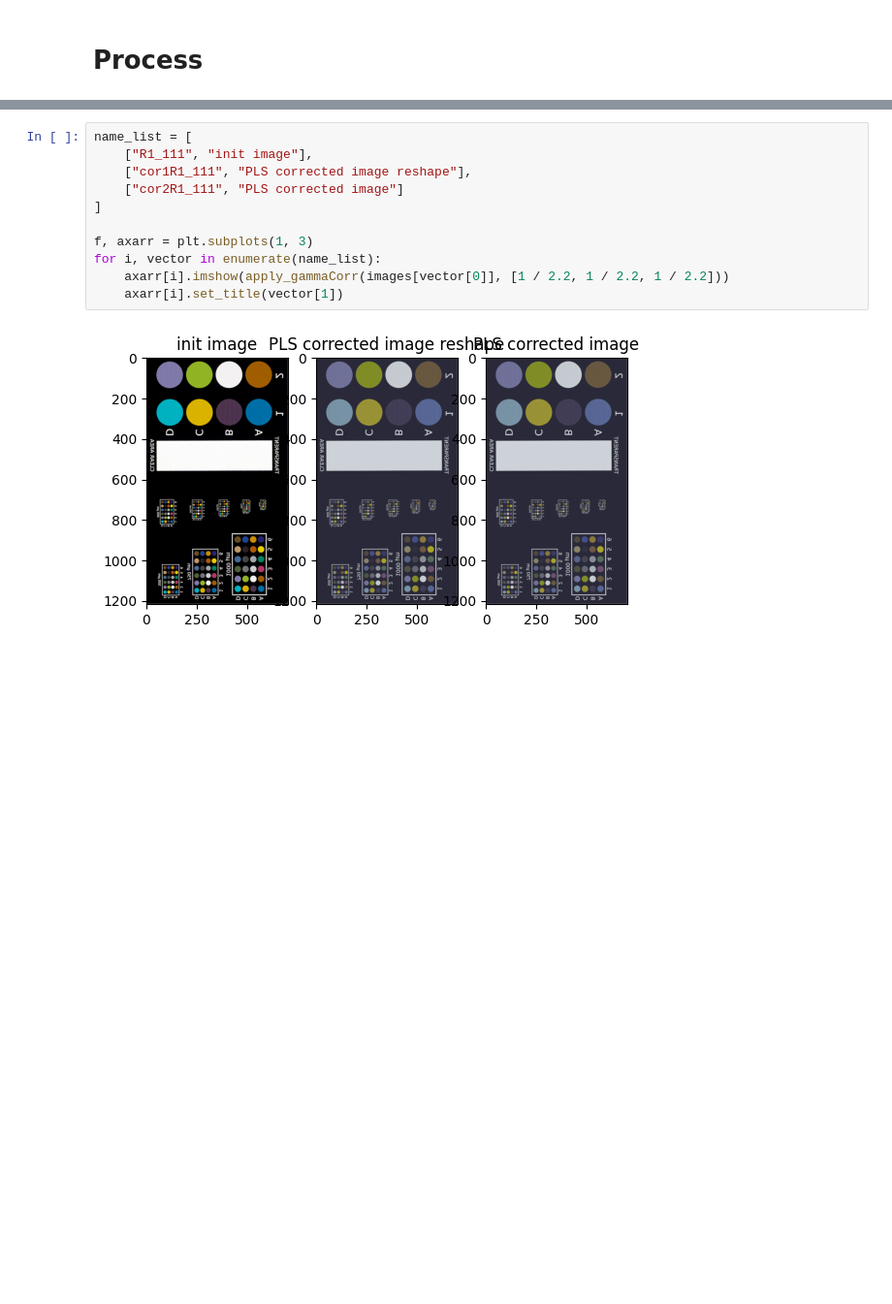
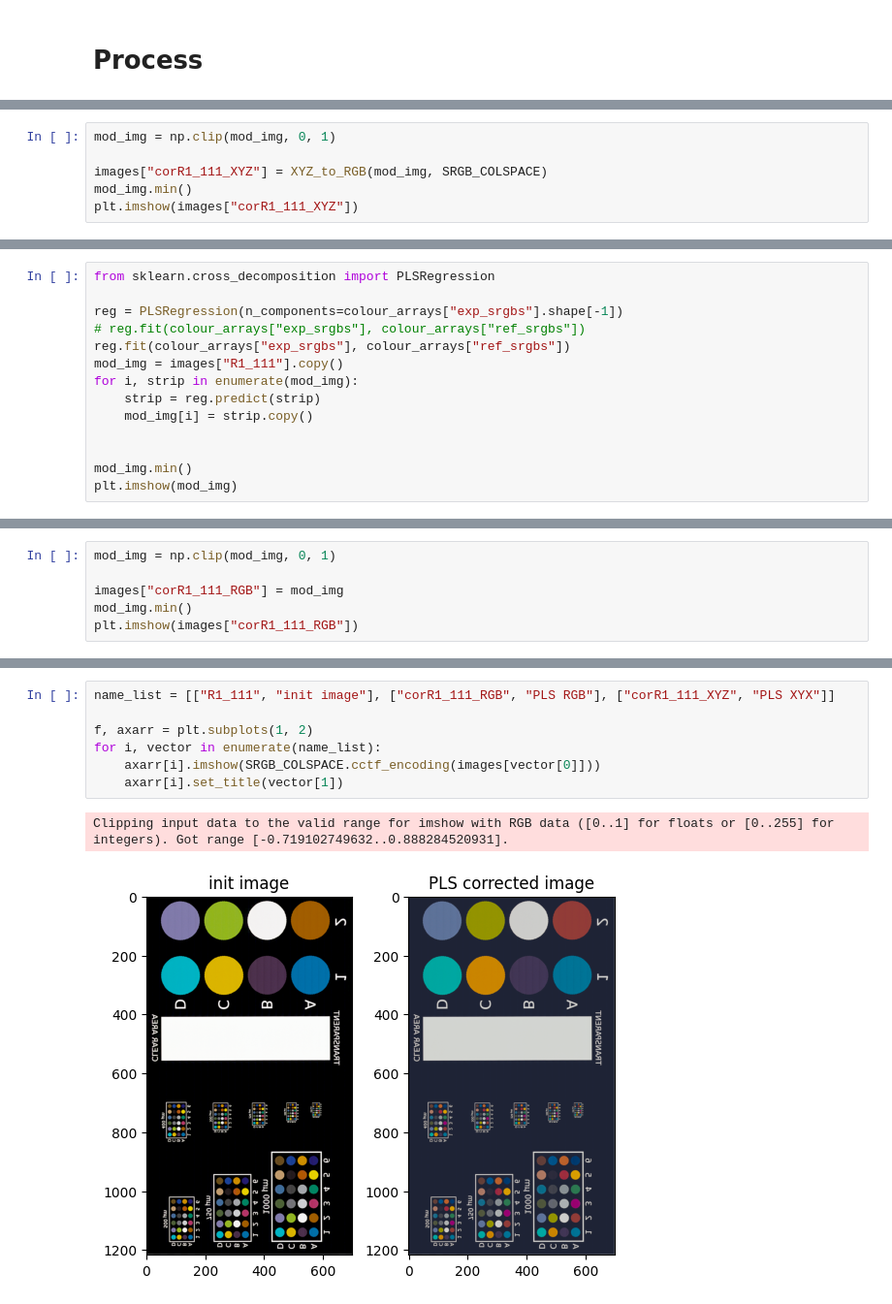
Before and after one commit to slendersold/colour_project, a Jupyter notebook: CCexps.ipynb, the cells around one changed output, grey strips where cells are left out. Shown: that part at 97% size. Drawn from its saved outputs; the diff is of its cells as text; blank space fills up the shorter version.

```diff
--- a/CCexps.ipynb
+++ b/CCexps.ipynb
@@ -103,0 +112,6 @@ images["cor2R1_111"] = img_.reshape(sz[0],sz[1],3)
+# %%
+mod_img = np.clip(mod_img, 0, 1)
+
+images["corR1_111_XYZ"] = XYZ_to_RGB(mod_img, SRGB_COLSPACE)
+mod_img.min()
+plt.imshow(images["corR1_111_XYZ"])
@@ -103,0 +122,14 @@ images["cor2R1_111"] = img_.reshape(sz[0],sz[1],3)
+# %%
+from sklearn.cross_decomposition import PLSRegression
+
+reg = PLSRegression(n_components=colour_arrays["exp_srgbs"].shape[-1])
+# reg.fit(colour_arrays["exp_srgbs"], colour_arrays["ref_srgbs"])
+reg.fit(colour_arrays["exp_srgbs"], colour_arrays["ref_srgbs"])
+mod_img = images["R1_111"].copy()
+for i, strip in enumerate(mod_img):
+    strip = reg.predict(strip)
+    mod_img[i] = strip.copy()
+
+
+mod_img.min()
+plt.imshow(mod_img)
@@ -103,0 +140,6 @@ images["cor2R1_111"] = img_.reshape(sz[0],sz[1],3)
+# %%
+mod_img = np.clip(mod_img, 0, 1)
+
+images["corR1_111_RGB"] = mod_img
+mod_img.min()
+plt.imshow(images["corR1_111_RGB"])
@@ -104,15 +171,12 @@ images["cor2R1_111"] = img_.reshape(sz[0],sz[1],3)
 # %%
-name_list = [
-    ["R1_111", "init image"],
-    ["cor1R1_111", "PLS corrected image reshape"],
-    ["cor2R1_111", "PLS corrected image"]
-]
+name_list = [["R1_111", "init image"], ["corR1_111_RGB", "PLS RGB"], ["corR1_111_XYZ", "PLS XYX"]]
 
-f, axarr = plt.subplots(1, 3)
+f, axarr = plt.subplots(1, 2)
 for i, vector in enumerate(name_list):
-    axarr[i].imshow(apply_gammaCorr(images[vector[0]], [1 / 2.2, 1 / 2.2, 1 / 2.2]))
+    axarr[i].imshow(SRGB_COLSPACE.cctf_encoding(images[vector[0]]))
     axarr[i].set_title(vector[1])
 # %% [output]
+Clipping input data to the valid range for imshow with RGB data ([0..1] for floats or [0..255] for integers). Got range [-0.719102749632..0.888284520931].
-[figure, old version]
+[figure, new version]
 # %%
 for i, vector in enumerate(name_list):
```
Also changed, not shown: parts of 9 cells of this notebook.
